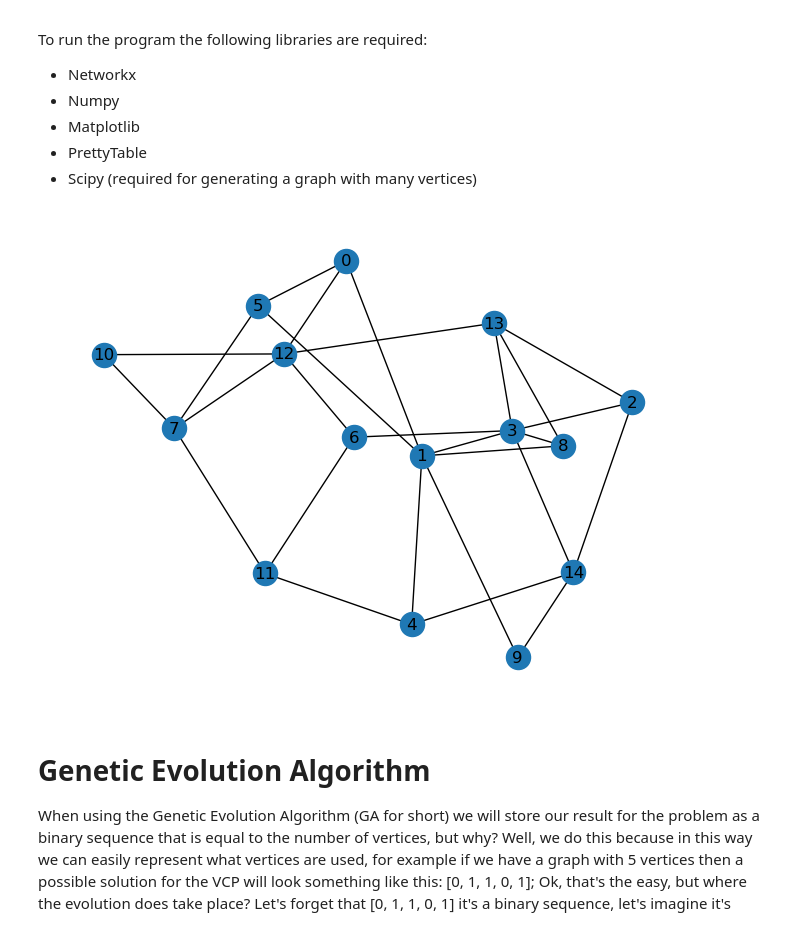
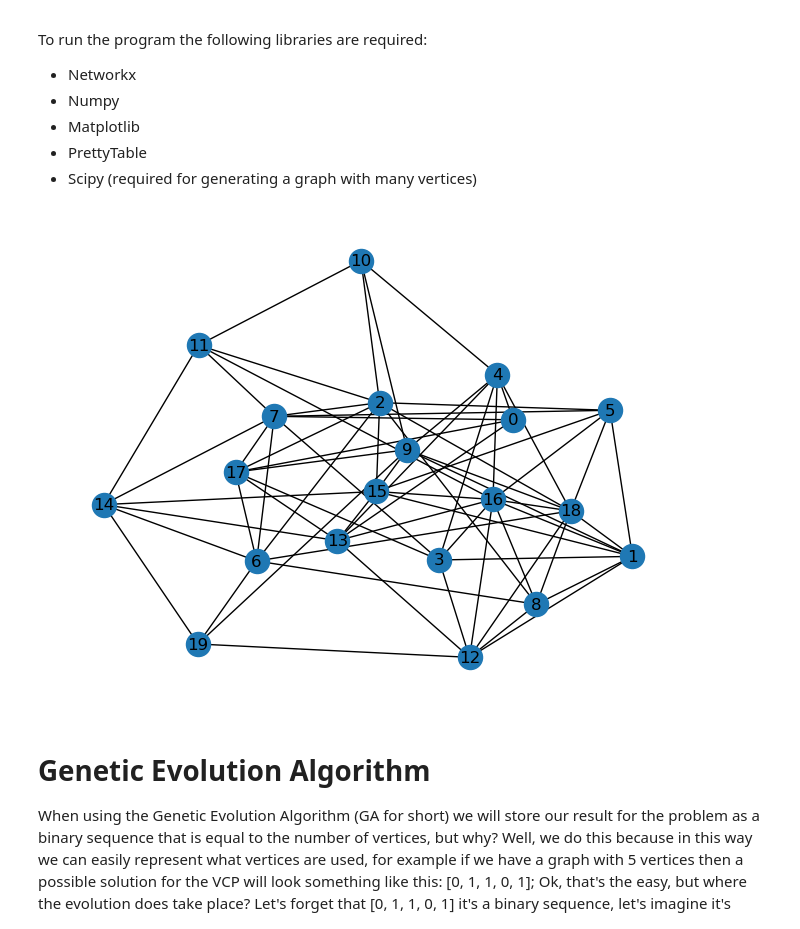
Before and after one commit to alexandrubunea/vcp-problem, a Jupyter notebook: main.ipynb, the cells around one changed output. Drawn from its saved outputs; the diff is of its cells as text; code cells hidden in the pictures.

```diff
--- a/main.ipynb
+++ b/main.ipynb
@@ -28,8 +29,8 @@ from utils.generate_graph import GenerateGraph
 # %%
-generated_graph = GenerateGraph(15, 0.25) # number of vertices, change of edge between two vertices
+generated_graph = nx.gnp_random_graph(20, 0.3) # number of vertices, change of edge between two vertices
 
-pos = nx.spring_layout(generated_graph.get_graph())
-nx.draw(generated_graph.get_graph(), pos, with_labels=True)
+pos = nx.spring_layout(generated_graph)
+nx.draw(generated_graph, pos, with_labels=True)
 plt.show()
 # %% [output]
-[figure, old version]
+[figure, new version]
```
Also changed, not shown: parts of 5 cells of this notebook, 4 other files.
